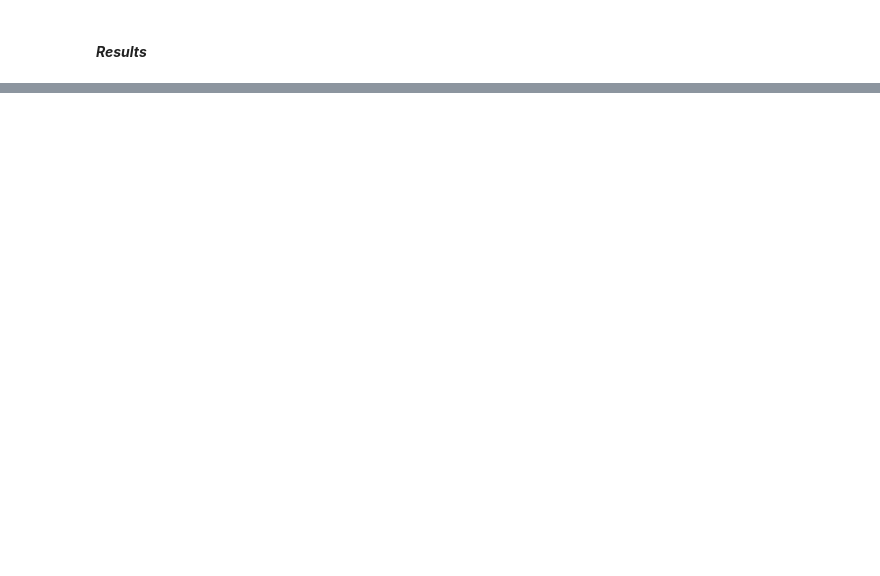
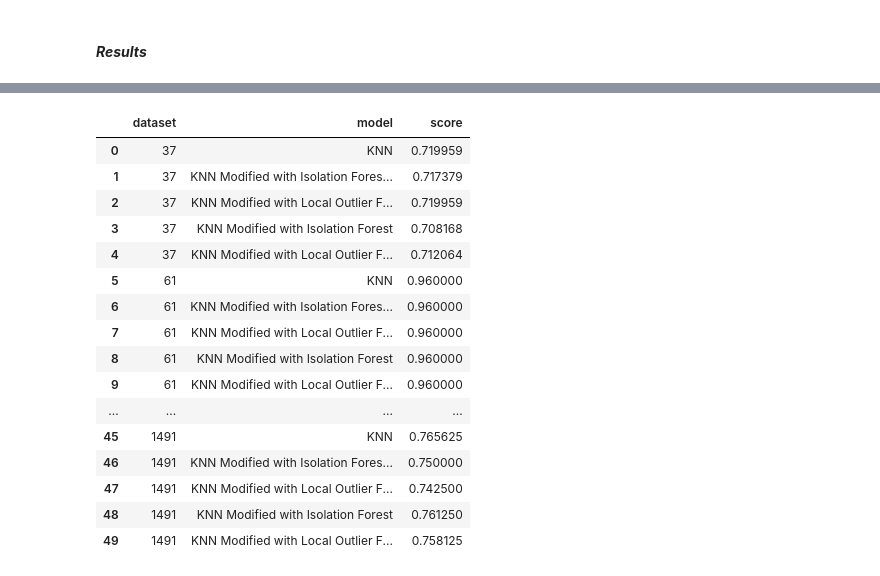
Before and after one commit to franciscoribeiro2003/KNN-NearestNeighbourVariation, a Jupyter notebook: knn.ipynb, the cells around one changed output, grey strips where cells are left out. Cells and saved outputs as stored; diff of their text form; code cells hidden in the pictures; blank space fills up the shorter version.

```diff
--- a/knn.ipynb
+++ b/knn.ipynb
@@ -315,0 +383,25 @@ Accuracy for dataset Iris:
+# %%
+results =  pd.read_csv("accuracy.csv")
+# %%
+modeles = ["KNN", "KNN IF  w/ I", "KNN LOF  w/ I", "KNN IF", "KNN LOF"]
+
+af.display_accuracy_dataset(result, modeles)
+af.plot_accuracies(datasets_name, results)
+# %% [output]
+|  | dataset | model | score |
+| 0 | 37 | KNN | 0.719959 |
+| 1 | 37 | KNN Modified with Isolation Fores... | 0.717379 |
+| 2 | 37 | KNN Modified with Local Outlier F... | 0.719959 |
+| 3 | 37 | KNN Modified with Isolation Forest | 0.708168 |
+| 4 | 37 | KNN Modified with Local Outlier F... | 0.712064 |
+| 5 | 61 | KNN | 0.960000 |
+| 6 | 61 | KNN Modified with Isolation Fores... | 0.960000 |
+| 7 | 61 | KNN Modified with Local Outlier F... | 0.960000 |
+| 8 | 61 | KNN Modified with Isolation Forest | 0.960000 |
+| 9 | 61 | KNN Modified with Local Outlier F... | 0.960000 |
+| ... | ... | ... | ... |
+| 45 | 1491 | KNN | 0.765625 |
+| 46 | 1491 | KNN Modified with Isolation Fores... | 0.750000 |
+| 47 | 1491 | KNN Modified with Local Outlier F... | 0.742500 |
+| 48 | 1491 | KNN Modified with Isolation Forest | 0.761250 |
+| 49 | 1491 | KNN Modified with Local Outlier F... | 0.758125 |
```
Also changed, not shown: parts of 9 cells of this notebook, 3 other files.
